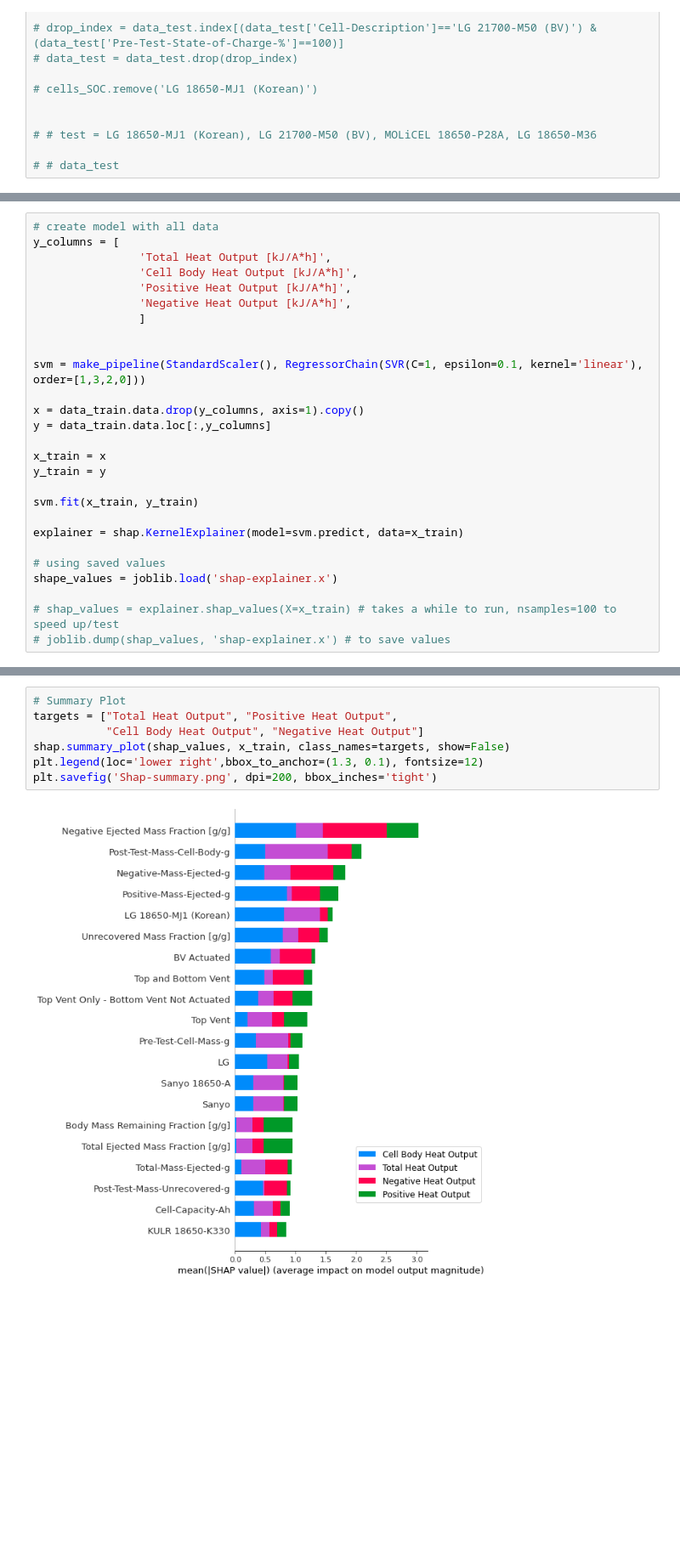
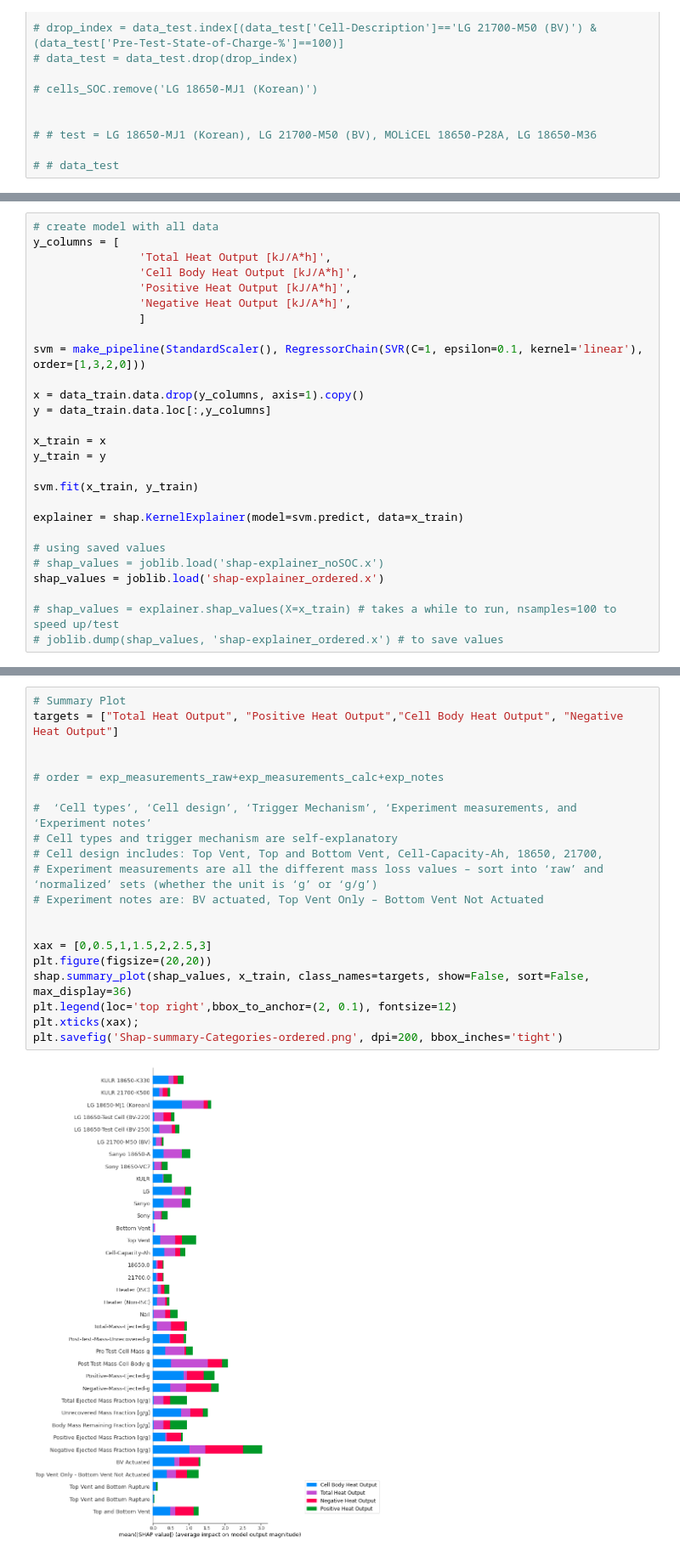
Before and after one commit to NREL/battery-heat-output, a Jupyter notebook: SHAP Feature Analysis.ipynb, the cells around one changed output, grey strips where cells are left out. Shown at 85% size. Saved outputs shown, nothing was run; the diff lists cells and outputs as text; blank space fills up the shorter version.

Commit message:
completed feature analysis figures

```diff
--- a/SHAP Feature Analysis.ipynb
+++ b/SHAP Feature Analysis.ipynb
@@ -125,7 +158,6 @@ y_columns = [
                 'Positive Heat Output [kJ/A*h]',
                 'Negative Heat Output [kJ/A*h]',
                 ]
-
 
 svm = make_pipeline(StandardScaler(), RegressorChain(SVR(C=1, epsilon=0.1, kernel='linear'), order=[1,3,2,0]))
 
@@ -140,9 +172,10 @@ svm.fit(x_train, y_train)
 explainer = shap.KernelExplainer(model=svm.predict, data=x_train)
 
 # using saved values
-shape_values = joblib.load('shap-explainer.x')
+# shap_values = joblib.load('shap-explainer_noSOC.x')
+shap_values = joblib.load('shap-explainer_ordered.x')
 
 # shap_values = explainer.shap_values(X=x_train) # takes a while to run, nsamples=100 to speed up/test
-# joblib.dump(shap_values, 'shap-explainer.x') # to save values
+# joblib.dump(shap_values, 'shap-explainer_ordered.x') # to save values
 # %% [output]
 Using 139 background data samples could cause slower run times. Consider using shap.sample(data, K) or shap.kmeans(data, K) to summarize the background as K samples.
@@ -149,9 +185,22 @@ Using 139 background data samples could cause slower run times. Consider using s
 # %%
 # Summary Plot
-targets = ["Total Heat Output", "Positive Heat Output",
-           "Cell Body Heat Output", "Negative Heat Output"]
-shap.summary_plot(shap_values, x_train, class_names=targets, show=False)
-plt.legend(loc='lower right',bbox_to_anchor=(1.3, 0.1), fontsize=12)
-plt.savefig('Shap-summary.png', dpi=200, bbox_inches='tight')
+targets = ["Total Heat Output", "Positive Heat Output","Cell Body Heat Output", "Negative Heat Output"]
+
+
+# order = exp_measurements_raw+exp_measurements_calc+exp_notes
+
+#  ‘Cell types’, ‘Cell design’, ‘Trigger Mechanism’, ‘Experiment measurements, and ‘Experiment notes’
+# Cell types and trigger mechanism are self-explanatory
+# Cell design includes: Top Vent, Top and Bottom Vent, Cell-Capacity-Ah, 18650, 21700,
+# Experiment measurements are all the different mass loss values – sort into ‘raw’ and ‘normalized’ sets (whether the unit is ‘g’ or ‘g/g’)
+# Experiment notes are: BV actuated, Top Vent Only – Bottom Vent Not Actuated
+
+
+xax = [0,0.5,1,1.5,2,2.5,3]
+plt.figure(figsize=(20,20))
+shap.summary_plot(shap_values, x_train, class_names=targets, show=False, sort=False, max_display=36)
+plt.legend(loc='top right',bbox_to_anchor=(2, 0.1), fontsize=12)
+plt.xticks(xax);
+plt.savefig('Shap-summary-Categories-ordered.png', dpi=200, bbox_inches='tight')
 # %% [output]
-[figure, old version]
+[figure, new version]
```
Also changed, not shown: parts of 7 cells of this notebook, 11 other files.
